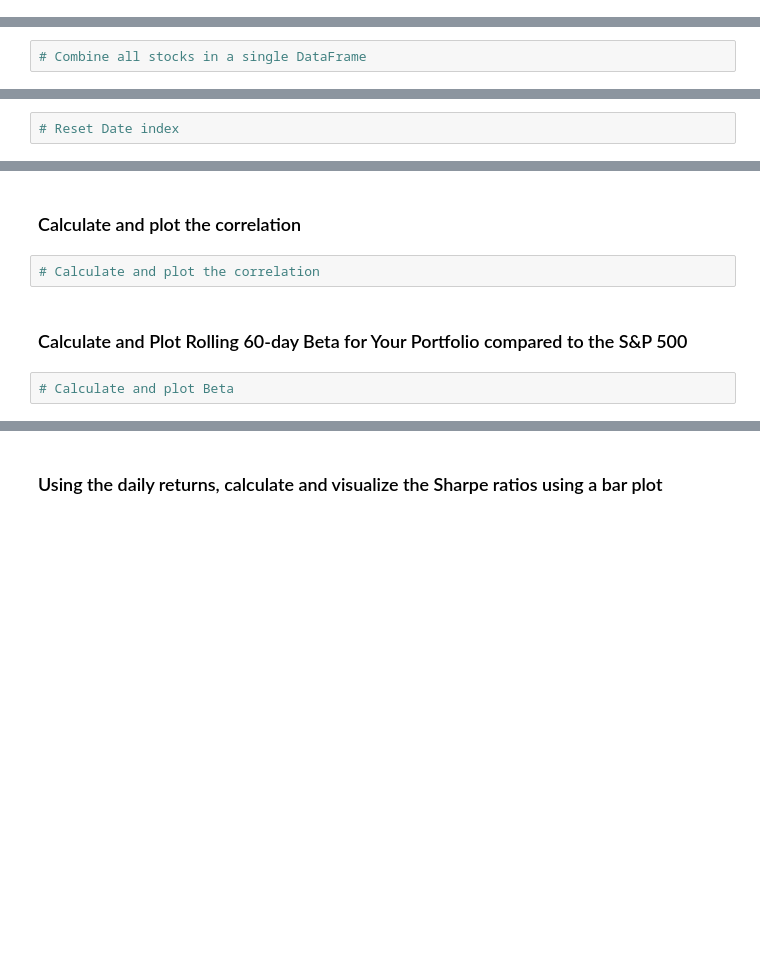
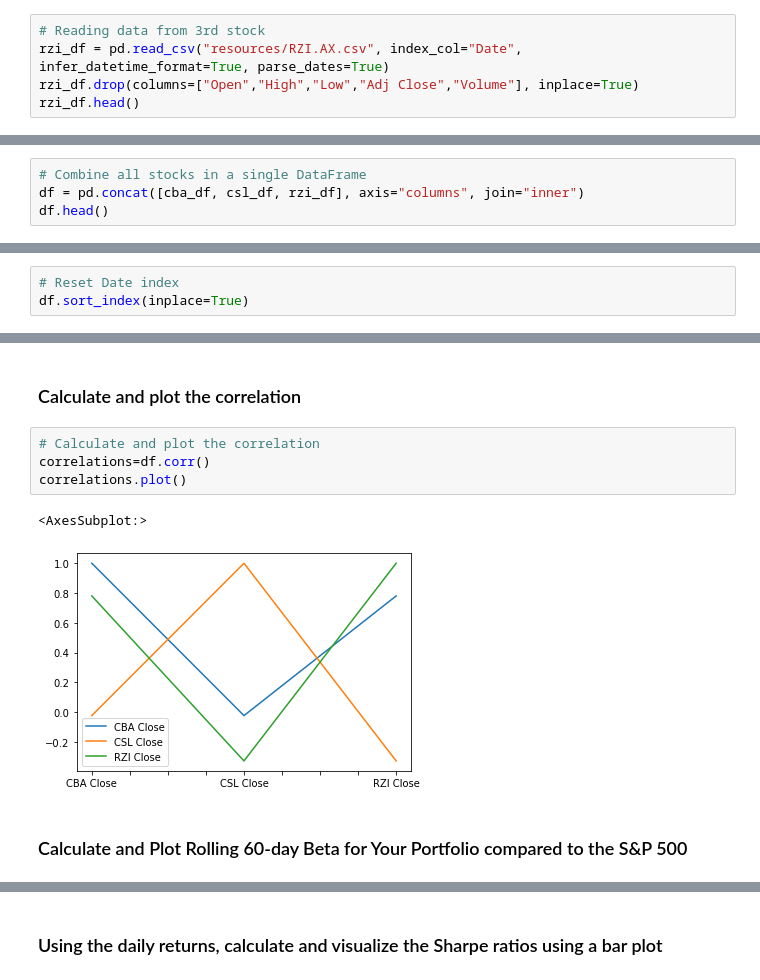
Before and after one commit to chapmanmong/unit3-4-assignment, a Jupyter notebook: whale_analysis.ipynb, the cells around one changed output, grey strips where cells are left out. Saved outputs shown, nothing was run; the diff lists cells and outputs as text; blank space fills up the shorter version.

```diff
--- a/whale_analysis.ipynb
+++ b/whale_analysis.ipynb
@@ -347,0 +375,5 @@ For this demo solution, we fetch data from three companies listes in the S&P 500
+# %%
+# Reading data from 3rd stock
+rzi_df = pd.read_csv("resources/RZI.AX.csv", index_col="Date", infer_datetime_format=True, parse_dates=True)
+rzi_df.drop(columns=["Open","High","Low","Adj Close","Volume"], inplace=True)
+rzi_df.head()
@@ -348,2 +388,4 @@ For this demo solution, we fetch data from three companies listes in the S&P 500
 # %%
 # Combine all stocks in a single DataFrame
+df = pd.concat([cba_df, csl_df, rzi_df], axis="columns", join="inner")
+df.head()
@@ -350,4 +400,5 @@ For this demo solution, we fetch data from three companies listes in the S&P 500
 # %%
 # Reset Date index
+df.sort_index(inplace=True)
 # %%
 # Reorganize portfolio data by having a column per symbol
@@ -388,7 +492,10 @@ weights = [1/3, 1/3, 1/3]
 ### Calculate and plot the correlation
 # %%
 # Calculate and plot the correlation
+correlations=df.corr()
+correlations.plot()
+# %% [output]
+<AxesSubplot:>
+[figure, added]
 # %% [markdown]
 ### Calculate and Plot Rolling 60-day Beta for Your Portfolio compared to the S&P 500
-# %%
-# Calculate and plot Beta
```
Also changed, not shown: parts of 23 cells of this notebook, 4 other files.
